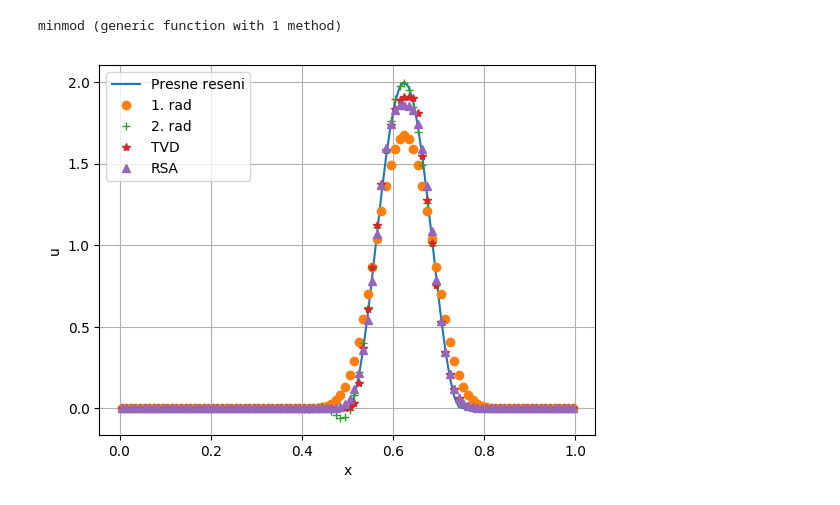
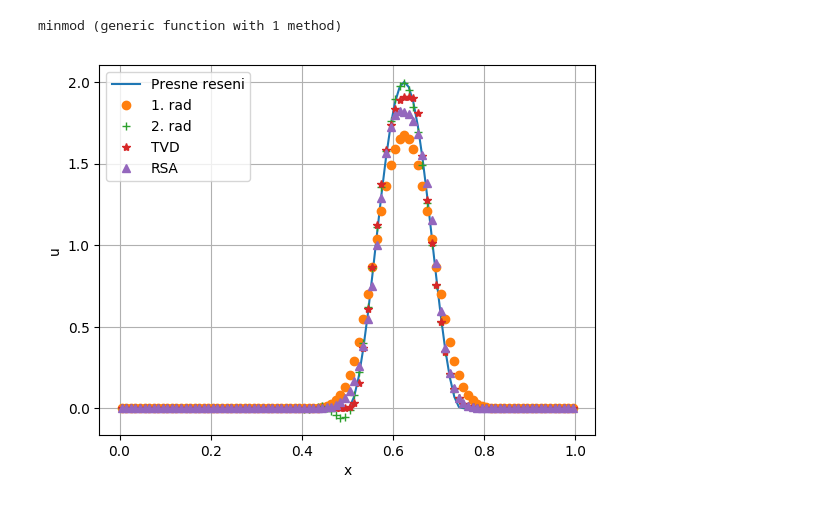
Before and after one commit to furstj/MMPP, a Jupyter notebook: lessons/03_tvd_schema.ipynb, the cells around one changed output. Drawn from its saved outputs; the diff is of its cells as text; code cells hidden in the pictures.

```diff
--- a/lessons/03_tvd_schema.ipynb
+++ b/lessons/03_tvd_schema.ipynb
@@ -211,9 +211,9 @@ function convective_terms(u)
         σₗ = u[i] - u[i-1]
         σᵣ = u[i+1] - u[i]
 
-        #σ[i] = minmod(σₗ, σᵣ)
-        σ₀ = (σₗ + σᵣ) / 2
-        σ[i] = minmod(minmod(2σₗ, σ₀), σᵣ)
+        σ[i] = minmod(σₗ, σᵣ)
+        #σ₀ = (σₗ + σᵣ) / 2
+        #σ[i] = minmod(minmod(2σₗ, σ₀), σᵣ)
     end
 
     for i=2:n-1
@@ -221,31 +221,31 @@ function convective_terms(u)
         uᵣ = u[i]   - 0.5*σ[i]
 
         f[i] = upwind(uₗ, uᵣ)
     end
 
     for i=1:n
         r[i] = (f[i] - f[i+1]) / dx
     end
 
     return r
 end
 
 
 for iter = 1:(Tend/dt)
     k1 = convective_terms(u)
     up = u + dt * k1
 
     k2 = convective_terms(up)
     u = (u + up + dt*k2) / 2
 end
 
 urec = copy(u);
 
 plot(x, uex, label="Presne reseni");
 plot(x, ulo, label="1. rad", "o");
 plot(x, uhi, label="2. rad", "+");
 plot(x, utvd, label="TVD", "*");
 plot(x, urec, label="RSA", "^");
 xlabel("x"); ylabel("u"); grid(true); legend(loc="upper left");
 # %% [output]
-[figure, old version]
+[figure, new version]
```
Also changed, not shown: 8 other files.
